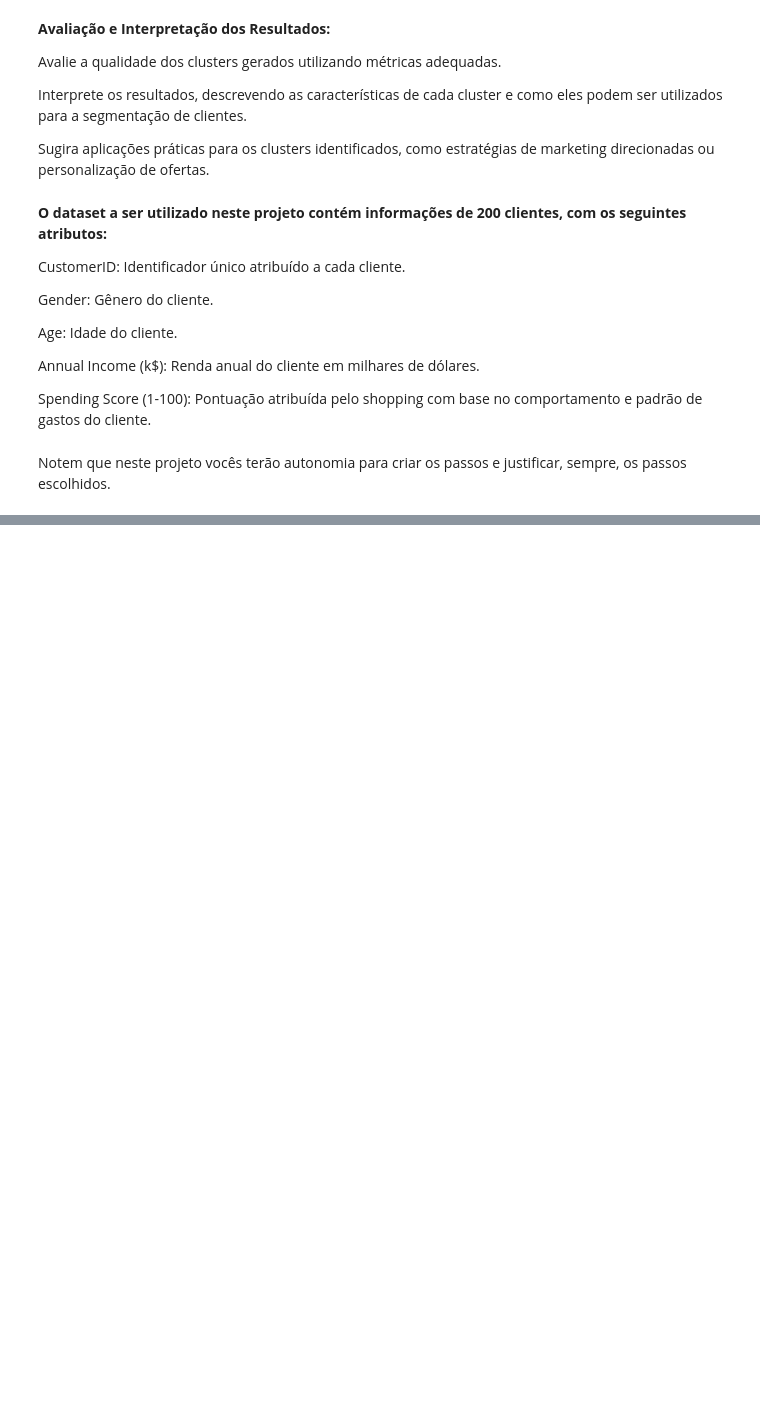
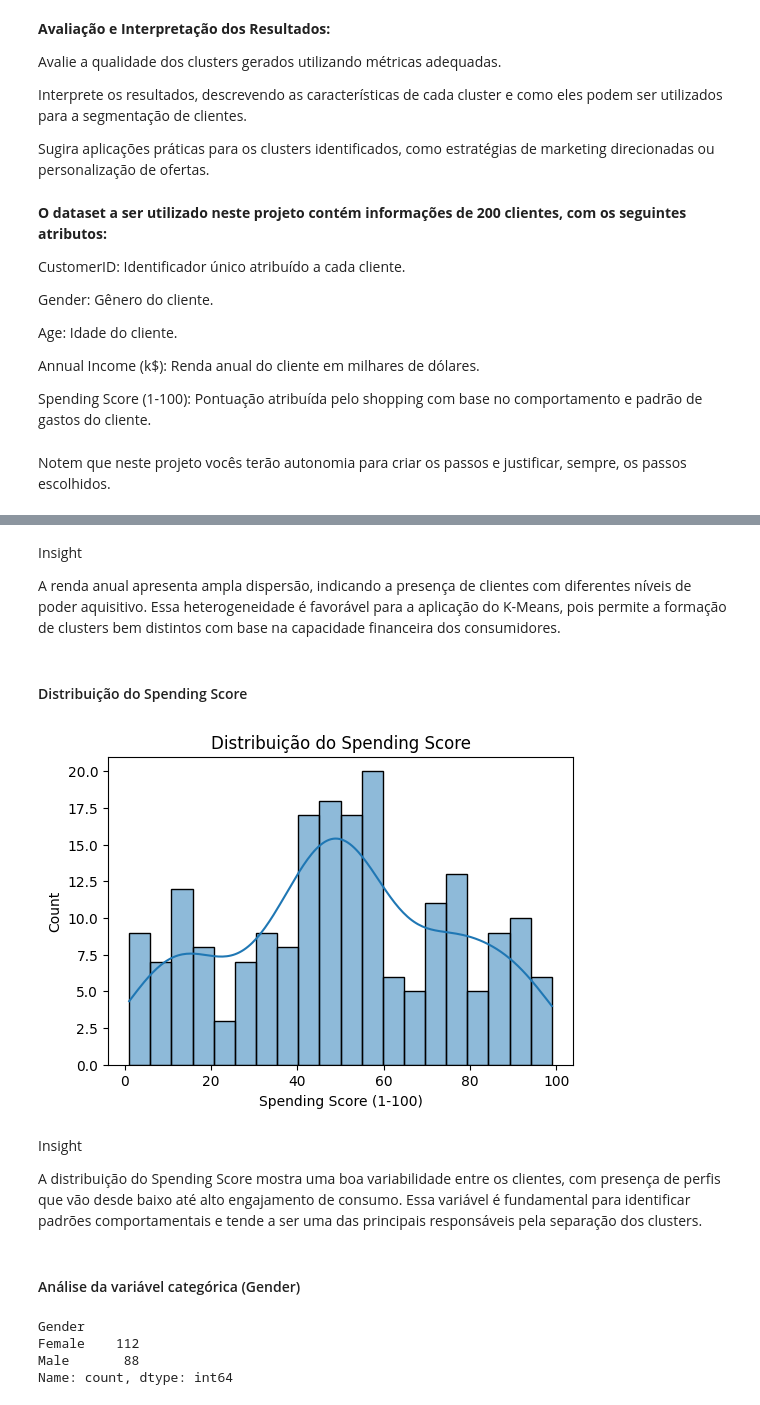
Before and after one commit to Rafarosa/ciencia_de_dados_v2, a Jupyter notebook: 08 - Modelos avançados/07 - Árvore X Random Forest/Projeto 07/Profissao Cientista de Dados M33 A1 Pratique.ipynb, the cells around one changed output, grey strips where cells are left out. Drawn from its saved outputs; the diff is of its cells as text; code cells hidden in the pictures; blank space fills up the shorter version.

```diff
--- a/08 - Modelos avançados/07 - Árvore X Random Forest/Projeto 07/Profissao Cientista de Dados M33 A1 Pratique.ipynb
+++ b/08 - Modelos avançados/07 - Árvore X Random Forest/Projeto 07/Profissao Cientista de Dados M33 A1 Pratique.ipynb
@@ -46,0 +188,26 @@ Notem que neste projeto vocês terão autonomia para criar os passos e justifica
+# %% [markdown]
+Insight
+
+A renda anual apresenta ampla dispersão, indicando a presença de clientes com diferentes níveis de poder aquisitivo. Essa heterogeneidade é favorável para a aplicação do K-Means, pois permite a formação de clusters bem distintos com base na capacidade financeira dos consumidores.
+# %% [markdown]
+#### Distribuição do Spending Score
+# %%
+plt.figure(figsize=(6,4))
+sns.histplot(df['Spending Score (1-100)'], bins=20, kde=True)
+plt.title('Distribuição do Spending Score')
+plt.show()
+# %% [output]
+[figure, added]
+# %% [markdown]
+Insight
+
+A distribuição do Spending Score mostra uma boa variabilidade entre os clientes, com presença de perfis que vão desde baixo até alto engajamento de consumo. Essa variável é fundamental para identificar padrões comportamentais e tende a ser uma das principais responsáveis pela separação dos clusters.
+# %% [markdown]
+#### Análise da variável categórica (Gender)
+# %%
+df['Gender'].value_counts()
+# %% [output]
+Gender
+Female    112
+Male       88
+Name: count, dtype: int64
```
Also changed, not shown: parts of 71 cells of this notebook, 1 other file.
